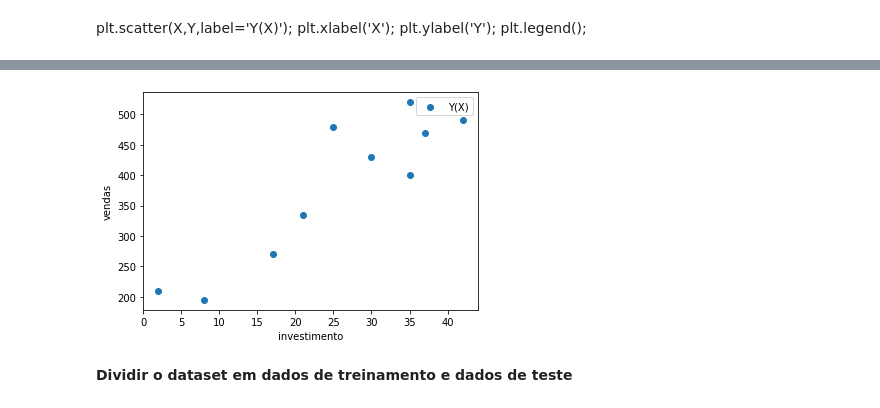
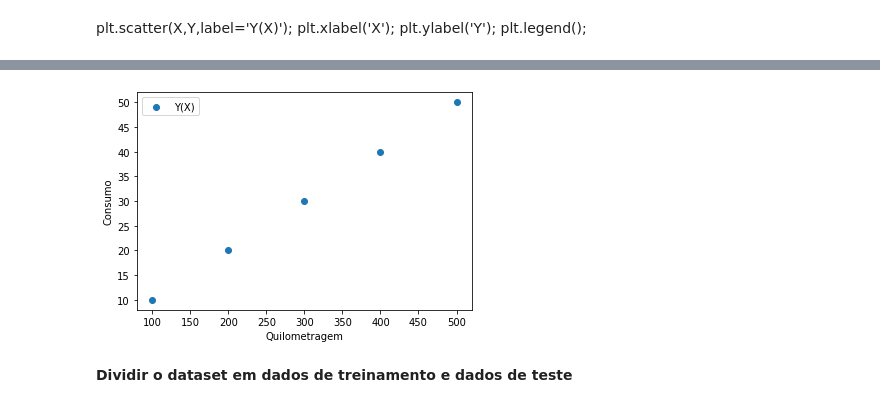
Before and after one commit to leonardorsolar/intelligence-artificial, a Jupyter notebook: RegressaoLinear.ipynb, the cells around one changed output, grey strips where cells are left out. Saved outputs shown, nothing was run; the diff lists cells and outputs as text; code cells hidden in the pictures.

```diff
--- a/RegressaoLinear.ipynb
+++ b/RegressaoLinear.ipynb
@@ -109,0 +9,6 @@ print(vendas.head())
+# %%
+x = [100,200,300,400,500]
+y = [10,20,30,40,50]
+
+#exibir o vetor de x
+x
@@ -121,10 +32,10 @@ plt.legend();
 # %%
-plt.scatter(investimento,vendas,label='Y(X)');
-plt.xlabel('investimento');
-plt.ylabel('vendas');
+plt.scatter(x,y,label='Y(X)');
+plt.xlabel('Quilometragem');
+plt.ylabel('Consumo');
 plt.legend();
 # %% [output]
-[figure, old version]
+[figure, new version]
 # %% [markdown]
 **Dividir o dataset em dados de treinamento e dados de teste**
 # %% [markdown]
```
Also changed, not shown: parts of 14 cells of this notebook.
